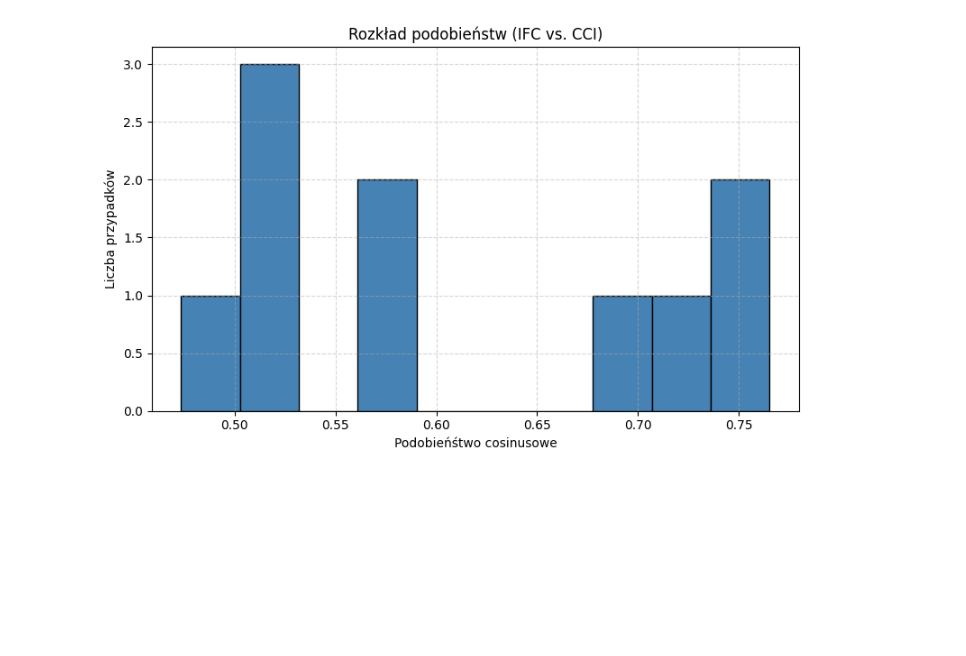
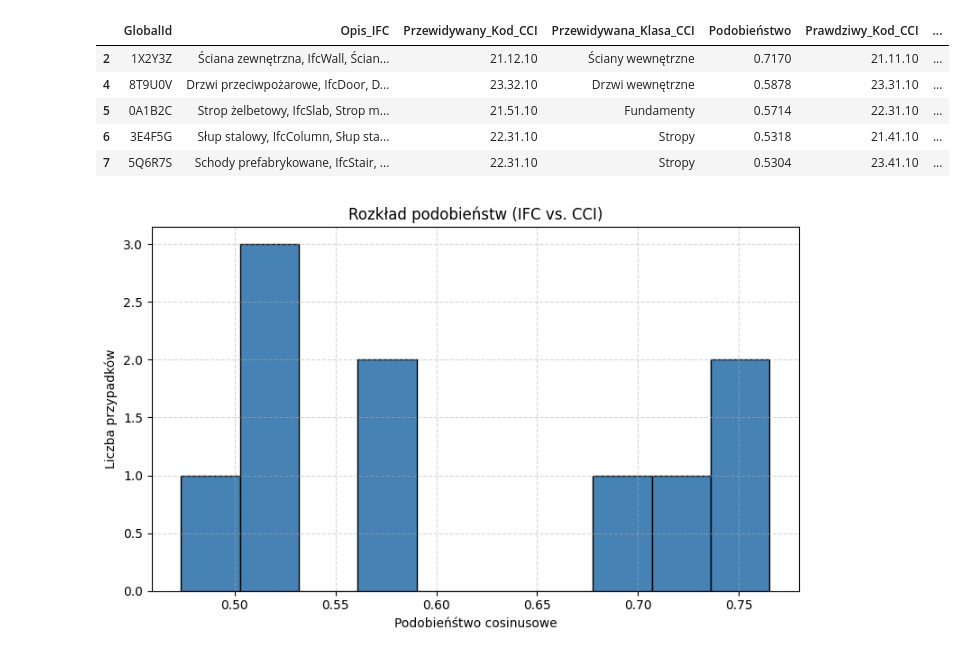
Before and after one commit to DevStranger/BIM-Classification, a Jupyter notebook: notebooks/test.ipynb, the cells around one changed output. Cells and saved outputs as stored; diff of their text form; code cells hidden in the pictures; blank space fills up the shorter version.

```diff
--- a/notebooks/test.ipynb
+++ b/notebooks/test.ipynb
@@ -0,0 +1,31 @@
+# %%
+# Wstępne spreparowanie embeddingów dla CCI, żeby zaoszczędzić na złożoności czasowej i obliczeniowej
+import pandas as pd
+import json
+import numpy as np
+import os
+from sentence_transformers import SentenceTransformer
+
+# Wczytujemy klasy CCI
+with open("../data/cci_sample.json", "r", encoding="utf-8") as f:
+    cci_data = json.load(f)
+
+cci_df = pd.DataFrame(cci_data)
+
+# Model embeddingowy
+model = SentenceTransformer("paraphrase-multilingual-MiniLM-L12-v2")
+
+# Ścieżka do pliku z embeddingami
+cci_emb_path = "../data/cci_embeddings.npy"
+
+# Sprawdzamy czy embeddingi już są
+if os.path.exists(cci_emb_path):
+    print("Wczytywanie zapisanych embeddingów CCI...")
+    cci_embeddings = np.load(cci_emb_path)
+else:
+    print("Generowanie embeddingów CCI i zapis do pliku...")
+    cci_embeddings = model.encode(cci_df["full_text"].tolist(), convert_to_tensor=False)
+    np.save(cci_emb_path, cci_embeddings)
+
+# Sprawdzenie liczby embeddingów
+print(f"Liczba embeddingów CCI: {len(cci_embeddings)}")
@@ -77,3 +101,13 @@ Top-1 Accuracy: 10.00%
+# %%
+# Błędne klasyfikacje do analizy
+results_df[results_df["Poprawność"] == False].head()
+# %% [output]
+|  | GlobalId | Opis_IFC | Przewidywany_Kod_CCI | Przewidywana_Klasa_CCI | Podobieństwo | Prawdziwy_Kod_CCI | ... |
+| 2 | 1X2Y3Z | Ściana zewnętrzna, IfcWall, Ścian... | 21.12.10 | Ściany wewnętrzne | 0.7170 | 21.11.10 | ... |
+| 4 | 8T9U0V | Drzwi przeciwpożarowe, IfcDoor, D... | 23.32.10 | Drzwi wewnętrzne | 0.5878 | 23.31.10 | ... |
+| 5 | 0A1B2C | Strop żelbetowy, IfcSlab, Strop m... | 21.51.10 | Fundamenty | 0.5714 | 22.31.10 | ... |
+| 6 | 3E4F5G | Słup stalowy, IfcColumn, Słup sta... | 22.31.10 | Stropy | 0.5318 | 21.41.10 | ... |
+| 7 | 5Q6R7S | Schody prefabrykowane, IfcStair, ... | 22.31.10 | Stropy | 0.5304 | 23.41.10 | ... |
 # %%
 # Histogram rozkładu podobieństw
 import matplotlib.pyplot as plt
```
Also changed, not shown: parts of 2 cells of this notebook.
